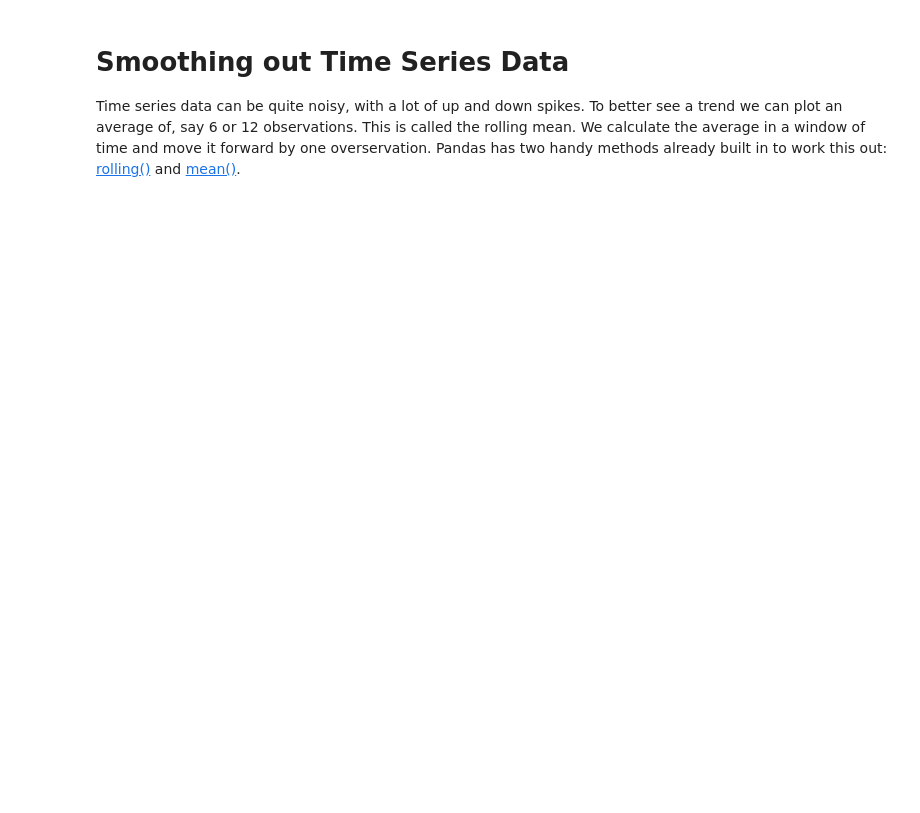
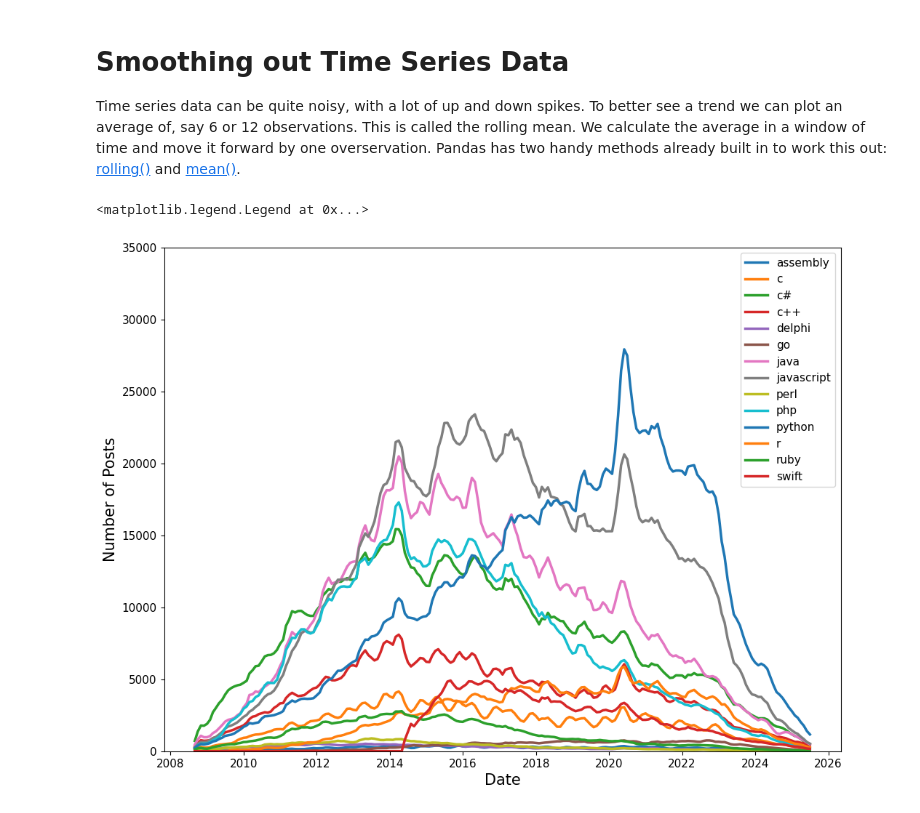
Before and after one commit to AndyRoy04/100DaysOfCode_Python, a Jupyter notebook: Day_73/Programming_Languages_(start).ipynb, the cells around one changed output. Drawn from its saved outputs; the diff is of its cells as text; code cells hidden in the pictures; blank space fills up the shorter version.

```diff
--- a/Day_73/Programming_Languages_(start).ipynb
+++ b/Day_73/Programming_Languages_(start).ipynb
@@ -244,3 +244,20 @@ plt.legend(fontsize=11)
 # Smoothing out Time Series Data
 
 Time series data can be quite noisy, with a lot of up and down spikes. To better see a trend we can plot an average of, say 6 or 12 observations. This is called the rolling mean. We calculate the average in a window of time and move it forward by one overservation. Pandas has two handy methods already built in to work this out: [rolling()](https://pandas.pydata.org/pandas-docs/stable/reference/api/pandas.DataFrame.rolling.html) and [mean()](https://pandas.pydata.org/pandas-docs/stable/reference/api/pandas.core.window.rolling.Rolling.mean.html).
+# %%
+roll_df = reshaped_df.rolling(window=3).mean()  # The window is the number of observations that are to be averaged
+
+plt.figure(figsize=(12, 9))
+plt.xticks(fontsize=11)
+plt.yticks(fontsize=11)
+plt.xlabel("Date", fontsize=15)
+plt.ylabel("Number of Posts", fontsize=15)
+plt.ylim(0, 35000)
+
+for column in roll_df.columns:  # getting the names of all the columns in our rolled dataframe
+    plt.plot(roll_df.index, roll_df[column], linewidth=2.5, label=roll_df[column].name)   # plotting all columns
+
+plt.legend(fontsize=11)
+# %% [output]
+<matplotlib.legend.Legend at 0x...>
+[figure, added]
```
Also changed, not shown: parts of 1 cell of this notebook.
